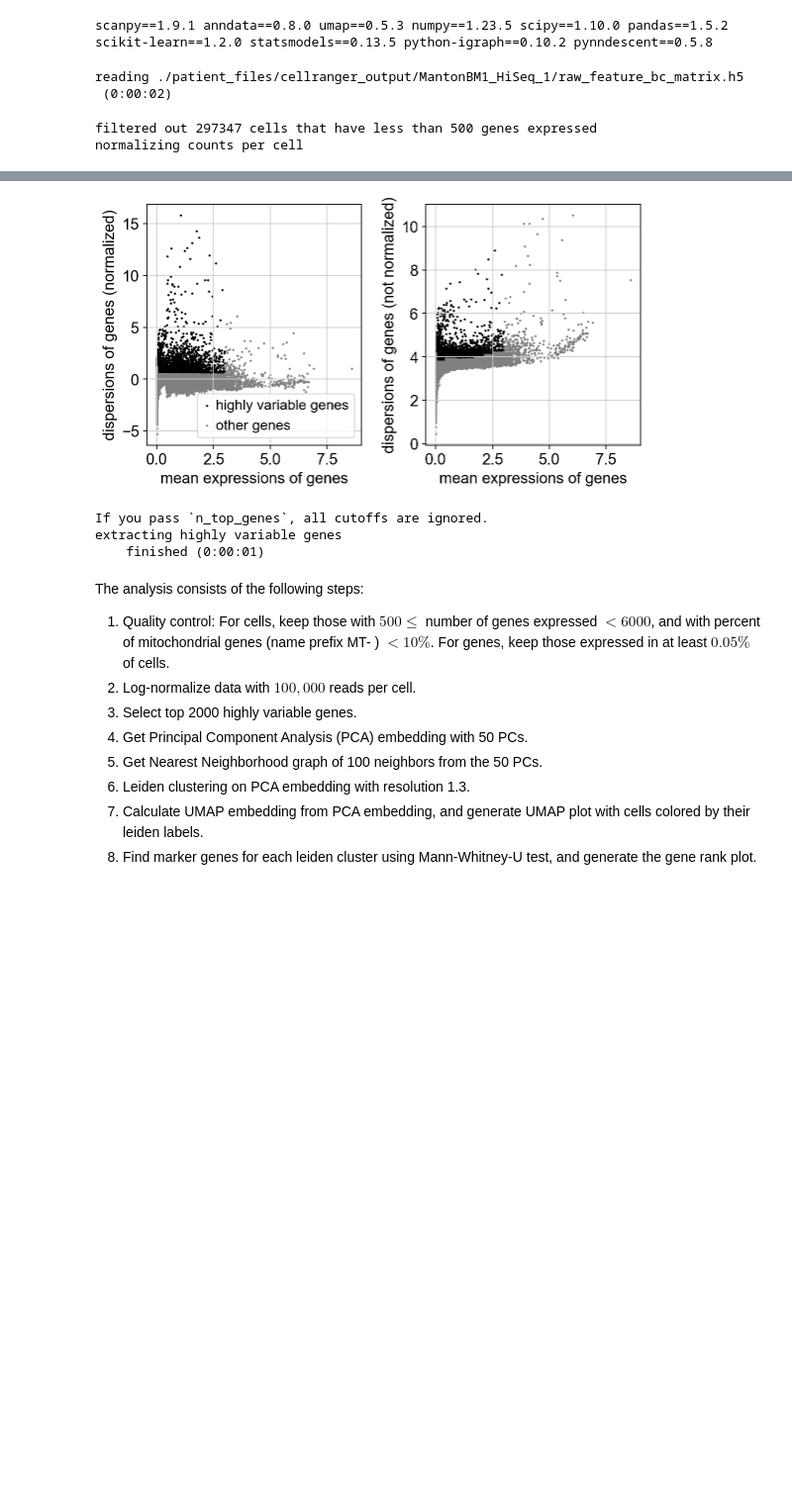
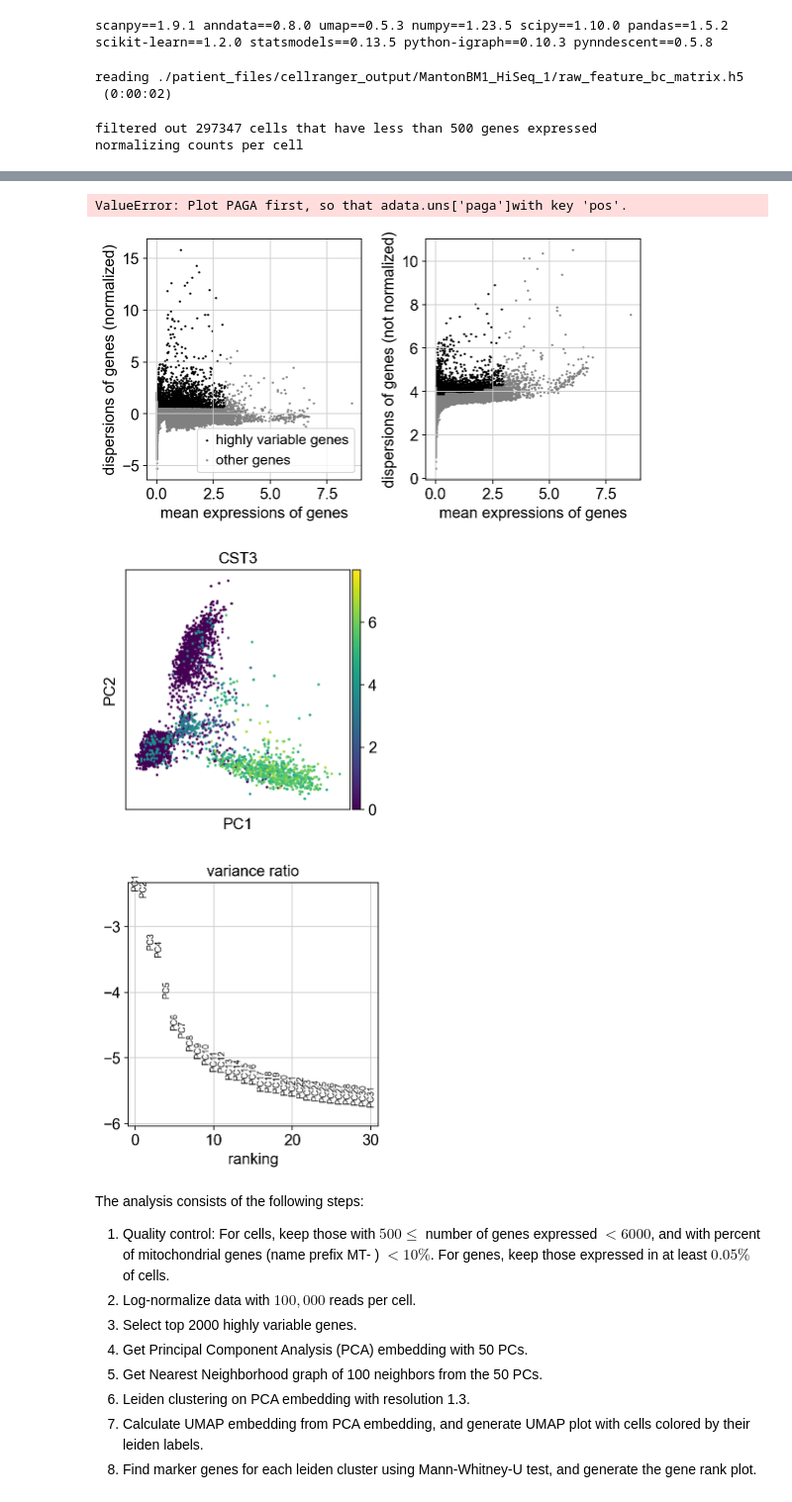
Before and after one commit to leeleavitt/sst_genetech, a Jupyter notebook: main.ipynb, the cells around one changed output, grey strips where cells are left out. Shown: that part at 99% size. Drawn from its saved outputs; the diff is of its cells as text; code cells hidden in the pictures; blank space fills up the shorter version.

```diff
--- a/main.ipynb
+++ b/main.ipynb
@@ -46,7 +46,7 @@ class sst_toolset:
         # idneitfy highly variable genes
         sc.pp.log1p(self.adata)
         sc.pp.highly_variable_genes(self.adata, min_mean=0.0125, max_mean=3, min_disp=0.5)
-        sc.pl.highly_variable_genes(self.adata, )
+        sc.pl.highly_variable_genes(self.adata, show=False )
 
         # keep top 2000 variable genes
         sc.pp.filter_genes_dispersion(self.adata, n_top_genes=2000)
@@ -54,12 +54,20 @@ class sst_toolset:
     def umap_plotter(self):
         """Function to create a umap plot with leiden coloring"""
         sc.tl.pca(self.adata, svd_solver='arpack')
+        sc.pl.pca(self.adata, color='CST3', show = False)
+        sc.pl.pca_variance_ratio(self.adata, log=True, show=False)
 
         sc.pp.neighbors(self.adata, n_neighbors=100)
+
+
+        sc.tl.leiden(self.adata, 1.3)
+
+        sc.tl.paga(self.adata)
+        sc.pl.paga(self.adata, plot=False)  # remove `plot=False` if you want to see the coarse-grained graph
         sc.tl.umap(self.adata, init_pos='paga')
+
         sc.tl.umap(self.adata)
 
-        sc.tl.leiden(self.adata, 1.3)
         sc.pl.umap(self.adata, color=['leiden'], save=f"{self.sample_name}.png", show=False)
 
     def gene_rank_plotter(self):
@@ -72,12 +80,14 @@ class sst_toolset:
         os.makedirs("./output_h5")
         self.adata.write_h5ad(f"./output_h5/{self.sample_name}.h5ad")
 # %% [output]
-scanpy==1.9.1 anndata==0.8.0 umap==0.5.3 numpy==1.23.5 scipy==1.10.0 pandas==1.5.2 scikit-learn==1.2.0 statsmodels==0.13.5 python-igraph==0.10.2 pynndescent==0.5.8
+scanpy==1.9.1 anndata==0.8.0 umap==0.5.3 numpy==1.23.5 scipy==1.10.0 pandas==1.5.2 scikit-learn==1.2.0 statsmodels==0.13.5 python-igraph==0.10.3 pynndescent==0.5.8
 # %%
 sample_tools = sst_toolset(fn)
 
 sample_tools.filter_function()
 sample_tools.umap_plotter()
+sample_tools.gene_rank_plotter()
+
 sample_tools.saver()
 # %% [output]
 reading ./patient_files/cellranger_output/MantonBM1_HiSeq_1/raw_feature_bc_matrix.h5
@@ -95,7 +114,7 @@ extracting highly variable genes
+ValueError: Plot PAGA first, so that adata.uns['paga']with key 'pos'.
 [figure]
-If you pass `n_top_genes`, all cutoffs are ignored.
-extracting highly variable genes
-    finished (0:00:01)
+[figure, added]
+[figure, added]
 # %%
 sample_tools.saver()
 # %% [markdown]
```
Also changed, not shown: parts of 1 cell of this notebook, 5 other files.
